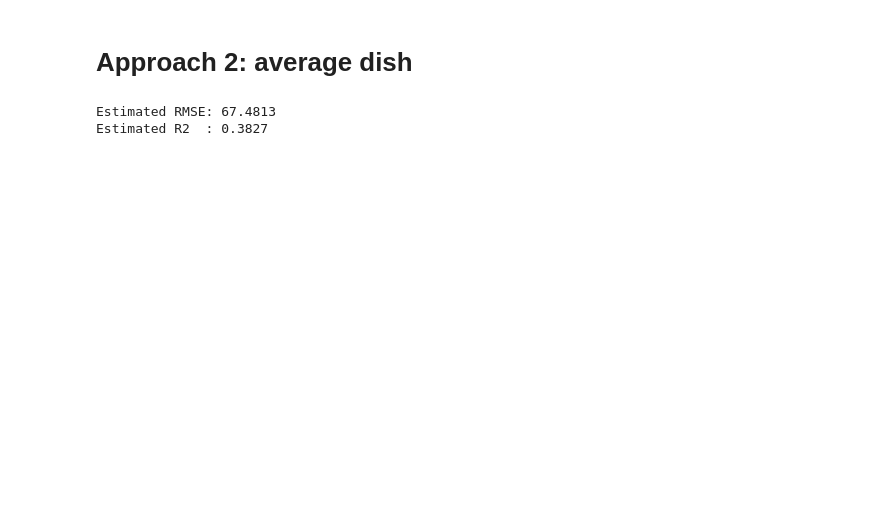
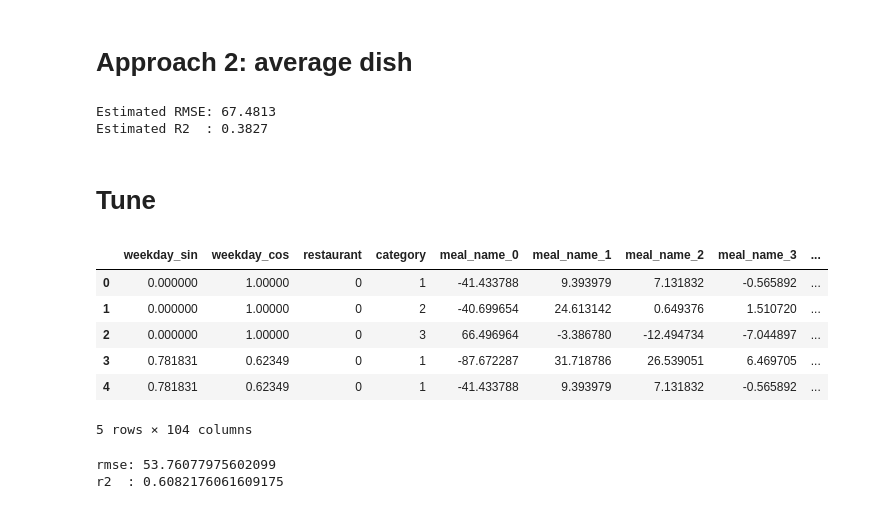
Before and after one commit to Food-Waste-Optimization/Food-Waste-Optimization, a Jupyter notebook: experiments_hoangle/recommendation/2_foreacast_pieces_per_dish.ipynb, the cells around one changed output. Saved outputs shown, nothing was run; the diff lists cells and outputs as text; code cells hidden in the pictures; blank space fills up the shorter version.

```diff
--- a/experiments_hoangle/recommendation/2_foreacast_pieces_per_dish.ipynb
+++ b/experiments_hoangle/recommendation/2_foreacast_pieces_per_dish.ipynb
@@ -353,3 +334,45 @@ print(f"Estimated R2  : {np.mean(r2_each).item():.4f}")
 # %% [output]
 Estimated RMSE: 67.4813
 Estimated R2  : 0.3827
+# %% [markdown]
+# Tune
+# %%
+cols_X_model = [
+    'weekday_sin',
+    'weekday_cos',
+    # 'day_sin',
+    # 'day_cos',
+    # 'month_sin',
+    # 'month_cos',
+    'restaurant',
+    'category',
+    # 'meal_enc'
+]
+
+Xmodel_2 = pd.concat([
+    X[cols_X_model].copy(),
+    df_feat_meal
+], axis=1)
+
+## Apply OrdinalEncode for 'restaurant' and 'category'
+cols_cat = [
+    'restaurant',
+    'category',
+    # 'meal_enc'
+]
+
+Xmodel_2[cols_cat] = enc_ordinal.fit_transform(Xmodel_2[cols_cat]).astype(np.int32)
+
+# Convert cat column to type 'category'
+for col in cols_cat:
+    Xmodel_2[col] = Xmodel_2[col].astype('category')
+
+Xmodel_2.head()
+# %% [output]
+|  | weekday_sin | weekday_cos | restaurant | category | meal_name_0 | meal_name_1 | meal_name_2 | meal_name_3 | ... |
+| 0 | 0.000000 | 1.00000 | 0 | 1 | -41.433788 | 9.393979 | 7.131832 | -0.565892 | ... |
+| 1 | 0.000000 | 1.00000 | 0 | 2 | -40.699654 | 24.613142 | 0.649376 | 1.510720 | ... |
+| 2 | 0.000000 | 1.00000 | 0 | 3 | 66.496964 | -3.386780 | -12.494734 | -7.044897 | ... |
+| 3 | 0.781831 | 0.62349 | 0 | 1 | -87.672287 | 31.718786 | 26.539051 | 6.469705 | ... |
+| 4 | 0.781831 | 0.62349 | 0 | 1 | -41.433788 | 9.393979 | 7.131832 | -0.565892 | ... |
+5 rows × 104 columns
@@ -355,0 +382,36 @@ Estimated R2  : 0.3827
+# %%
+learning_rate = 8e-2
+iterations = 1000
+l2_leaf_reg = .01
+
+regressor = CatBoostRegressor(
+    verbose=False,
+    cat_features=cols_cat,
+    iterations=iterations,
+    learning_rate=learning_rate,
+    l2_leaf_reg=l2_leaf_reg
+)
+
+rmse_each, r2_each = [], []
+for train_idx, val_idx in kf.split(Xtrainval, ytrainval):
+    regressor.fit(Xtrainval.iloc[train_idx], ytrainval.iloc[train_idx])
+
+    y_test_pred = regressor.predict(Xtrainval.iloc[val_idx])
+
+    rmse = root_mean_squared_error(
+        scaler_tgt.inverse_transform(ytrainval.iloc[val_idx].to_numpy().reshape(-1, 1)),
+        scaler_tgt.inverse_transform(y_test_pred.reshape(-1, 1)).squeeze()
+    ).item()
+    r2 = r2_score(
+        scaler_tgt.inverse_transform(ytrainval.iloc[val_idx].to_numpy().reshape(-1, 1)),
+        scaler_tgt.inverse_transform(y_test_pred.reshape(-1, 1)).squeeze()
+    )
+
+    rmse_each.append(rmse)
+    r2_each.append(r2)
+
+print(f"rmse: {np.mean(rmse_each)}")
+print(f"r2  : {np.mean(r2_each)}")
+# %% [output]
+rmse: 53.76077975602099
+r2  : 0.6082176061609175
```
Also changed, not shown: parts of 20 cells of this notebook.
